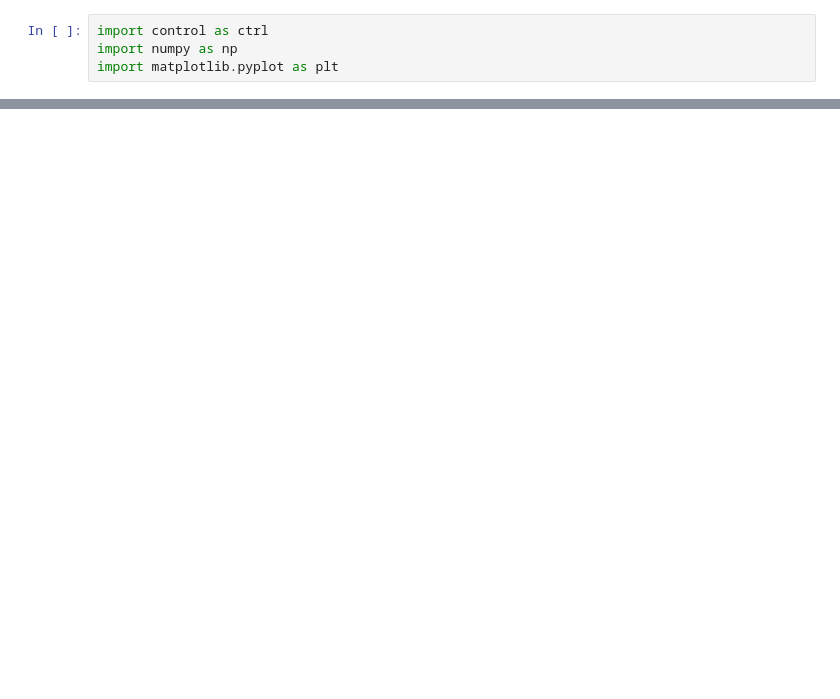
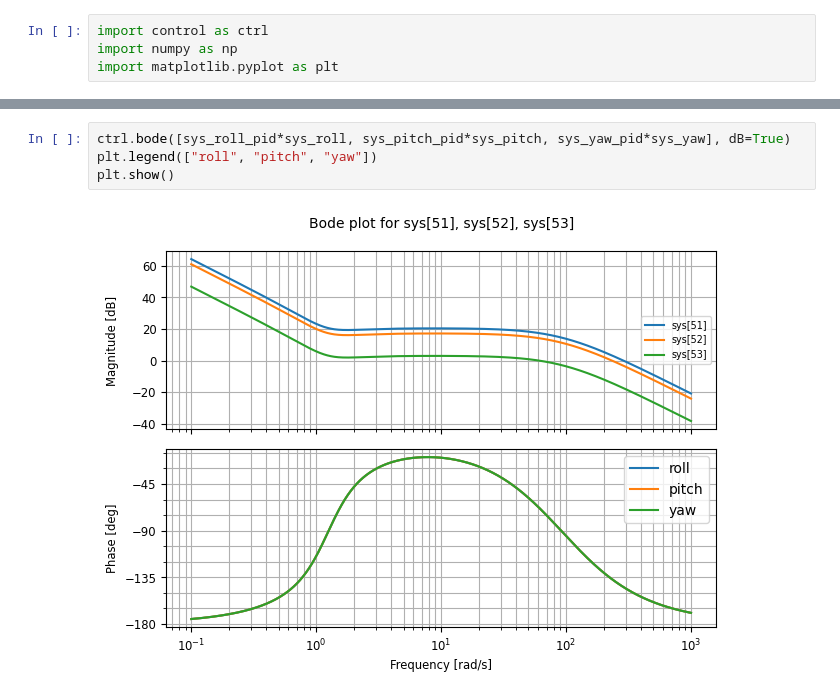
Before and after one commit to kouhei1970/colab_test, a Jupyter notebook: loopshape.ipynb, the cells around one changed output, grey strips where cells are left out. Cells and saved outputs as stored; diff of their text form; blank space fills up the shorter version.

```diff
--- a/loopshape.ipynb
+++ b/loopshape.ipynb
@@ -153,0 +218,6 @@ plt.show()
+# %%
+ctrl.bode([sys_roll_pid*sys_roll, sys_pitch_pid*sys_pitch, sys_yaw_pid*sys_yaw], dB=True)
+plt.legend(["roll", "pitch", "yaw"])
+plt.show()
+# %% [output]
+[figure, added]
```
Also changed, not shown: parts of 12 cells of this notebook.
